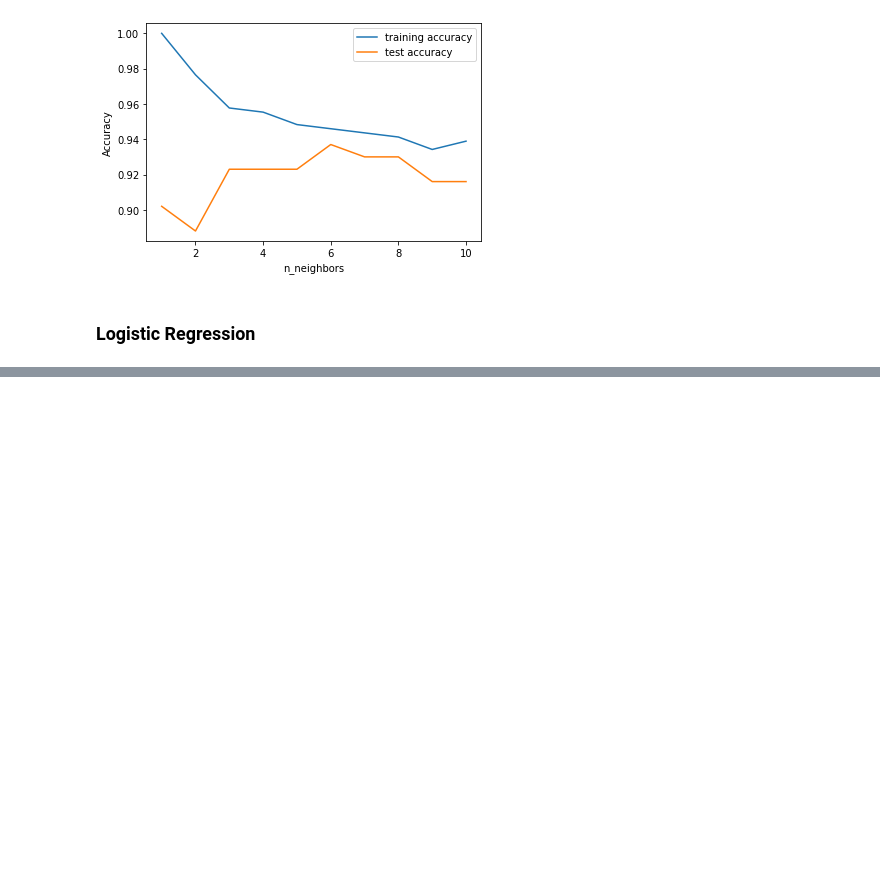
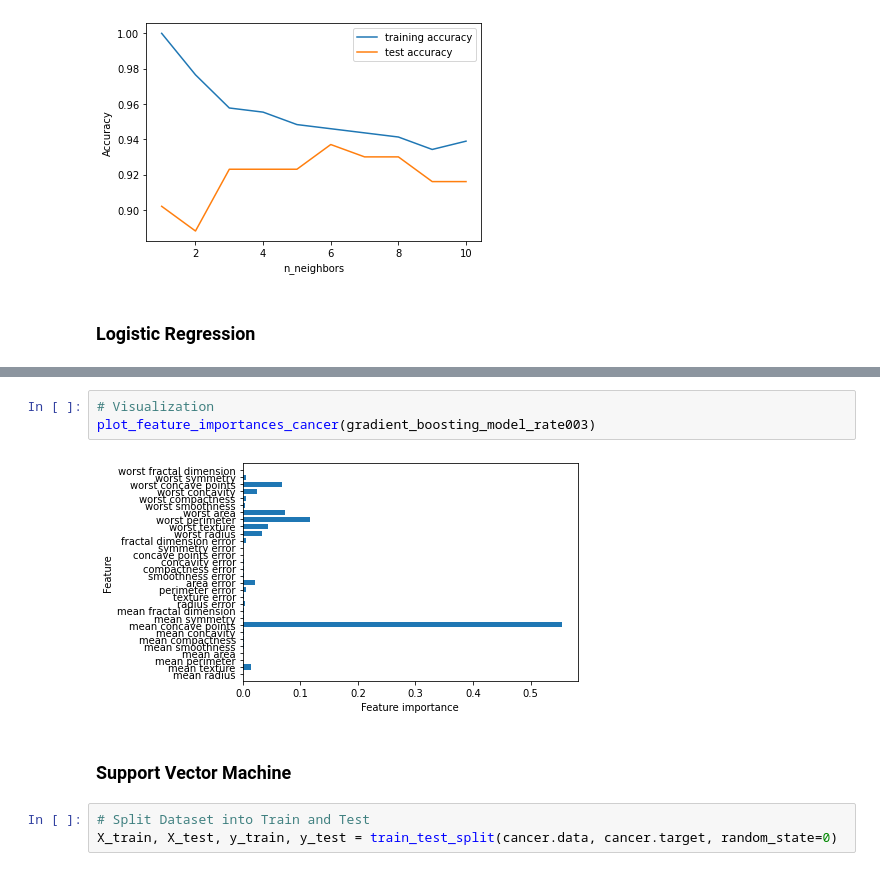
Before and after one commit to codejsha/machine-learning-examples, a Jupyter notebook: classification/breast-cancer-wisconsin.ipynb, the cells around one changed output, grey strips where cells are left out. Saved outputs shown, nothing was run; the diff lists cells and outputs as text; blank space fills up the shorter version.

```diff
--- a/classification/breast-cancer-wisconsin.ipynb
+++ b/classification/breast-cancer-wisconsin.ipynb
@@ -159,0 +307,10 @@ plt.legend()
+# %%
+# Visualization
+plot_feature_importances_cancer(gradient_boosting_model_rate003)
+# %% [output]
+[figure, added]
+# %% [markdown]
+### Support Vector Machine
+# %%
+# Split Dataset into Train and Test
+X_train, X_test, y_train, y_test = train_test_split(cancer.data, cancer.target, random_state=0)
```
Also changed, not shown: parts of 33 cells of this notebook, 1 other file.
